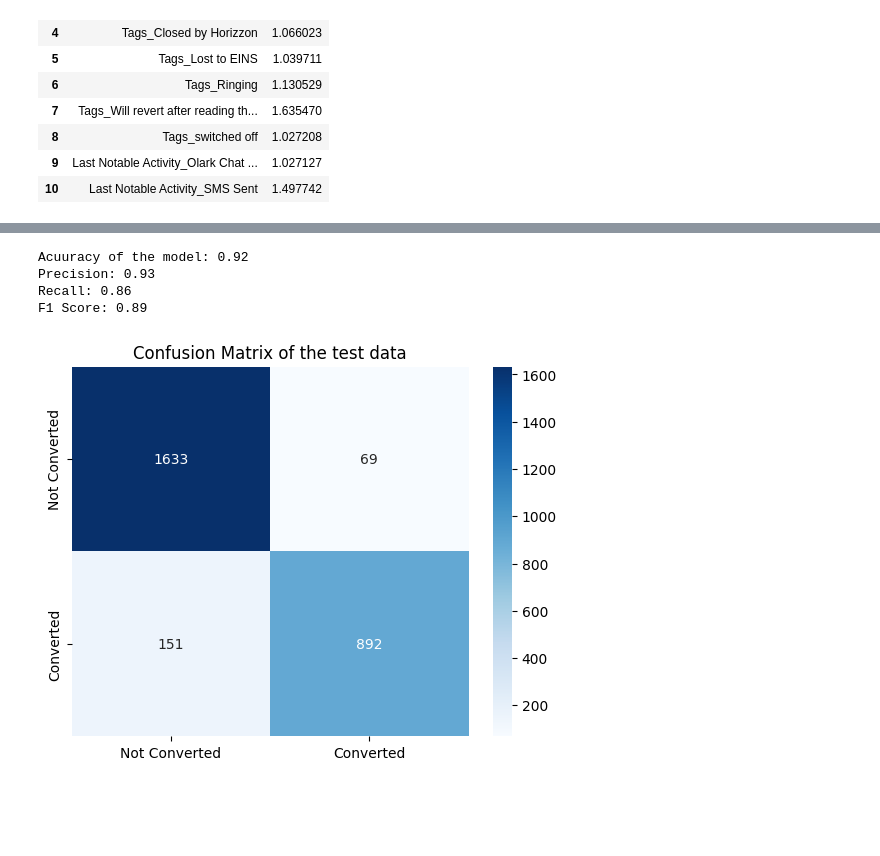
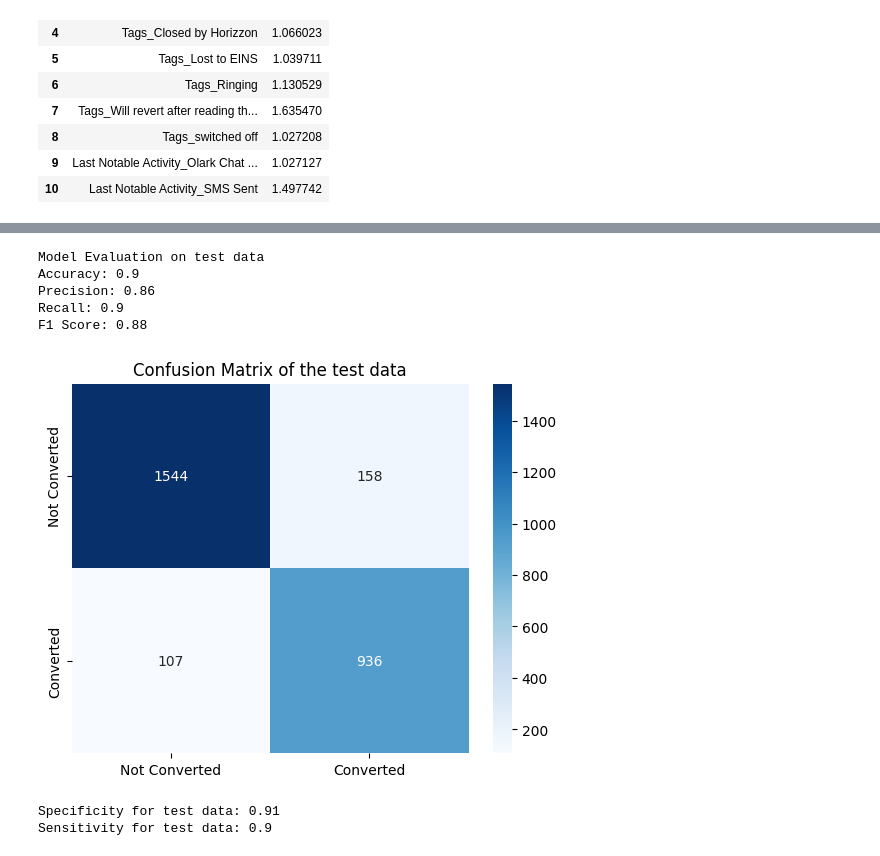
Before and after one commit to aravindpeddinti/Lead_Scoring_Case_Study, a Jupyter notebook: Assignment.ipynb, the cells around one changed output, grey strips where cells are left out. Cells and saved outputs as stored; diff of their text form; code cells hidden in the pictures; blank space fills up the shorter version.

Commit message:
Model, PPT, Report and QnA - Before Final Review

```diff
--- a/Assignment.ipynb
+++ b/Assignment.ipynb
@@ -1103,5 +1103,5 @@ y_pred = result.predict(X_test1)
-# %%
-# Convert the prediction probabilities to percentages
-
-y_pred = y_pred*100
+# %%
+# Let's predict the output for test data and append the probabilities to the test data
+X_test1_pred = sm.add_constant(X_test1)
+y_pred_test = result.predict(X_test1_pred)
 # %%
@@ -1141,0 +1131,15 @@ optimal_threshold_prc
+# %%
+# Now let's calculate accuracy sensitivity and specificity for various probability cutoffs.
+cutoff_df = pd.DataFrame( columns = ['prob','accuracy','sensi','speci'])
+from sklearn.metrics import confusion_matrix
+num = np.arange(0,1.01, 0.01)
+for i in num:
+    y_pred_temp = (y_pred>i).astype(int)
+    cm1 = confusion_matrix(y_train, y_pred_temp)
+    total1=sum(sum(cm1))
+    accuracy = (cm1[0,0]+cm1[1,1])/total1
+
+    speci = cm1[0,0]/(cm1[0,0]+cm1[0,1])
+    sensi = cm1[1,1]/(cm1[1,0]+cm1[1,1])
+    cutoff_df.loc[i] = [i ,accuracy,sensi,speci]
+cutoff_df.head()
@@ -1170,23 +1245,38 @@ y_pred_label = (y_pred >= optimal_threshold_prc).astype(int)
+# %%
+# Let's assign classes to the test data based on the probability threshold achieved from the accuracy, specifivity and sensitivity curve
+
+y_pred_label_test = (y_pred_test >= optimal_prob.prob).astype(int)
 # %%
-# Let's do the model evaluation
-print(f'Acuuracy of the model: {round(accuracy_score(y_test,y_pred_label),2)}')
+# Let's do the model evaluation on the test data
+print('Model Evaluation on test data')
+print(f'Accuracy: {round(accuracy_score(y_test,y_pred_label_test),2)}')
 
-print(f'Precision: {round(precision_score(y_test, y_pred_label),2)}')
+print(f'Precision: {round(precision_score(y_test,y_pred_label_test),2)}')
 
-print(f'Recall: {round(recall_score(y_test, y_pred_label),2)}')
+print(f'Recall: {round(recall_score(y_test,y_pred_label_test),2)}')
 
-print(f'F1 Score: {round(f1_score(y_test, y_pred_label),2)}')
+print(f'F1 Score: {round(f1_score(y_test,y_pred_label_test),2)}')
 # %% [output]
-Acuuracy of the model: 0.92
-Precision: 0.93
-Recall: 0.86
-F1 Score: 0.89
+Model Evaluation on test data
+Accuracy: 0.9
+Precision: 0.86
+Recall: 0.9
+F1 Score: 0.88
 # %%
-# Let's get the confusion matrix
+# Let's get the confusion matrix and Specificity and Sensitivity values for the test data
 
-cm = sklearn.metrics.confusion_matrix(y_test, y_pred_label)
-sns.heatmap(cm, annot=True, fmt='d', cmap='Blues', xticklabels=['Not Converted', 'Converted'], yticklabels=['Not Converted', 'Converted'])
+cm_test = sklearn.metrics.confusion_matrix(y_test, y_pred_label_test)
+sns.heatmap(cm_test, annot=True, fmt='d', cmap='Blues', xticklabels=['Not Converted', 'Converted'], yticklabels=['Not Converted', 'Converted'])
 plt.title('Confusion Matrix of the test data')
 plt.show()
+
+specificity_test = cm_test[0,0]/(cm_test[0,0]+cm_test[0,1])
+sensitivity_test = cm_test[1,1]/(cm_test[1,0]+cm_test[1,1])
+
+print(f'Specificity for test data: {round(specificity_test,2)}')
+
+print(f'Sensitivity for test data: {round(sensitivity_test,2)}')
 # %% [output]
-[figure, old version]
+[figure, new version]
+Specificity for test data: 0.91
+Sensitivity for test data: 0.9
```
Also changed, not shown: parts of 20 cells of this notebook, 7 other files.
